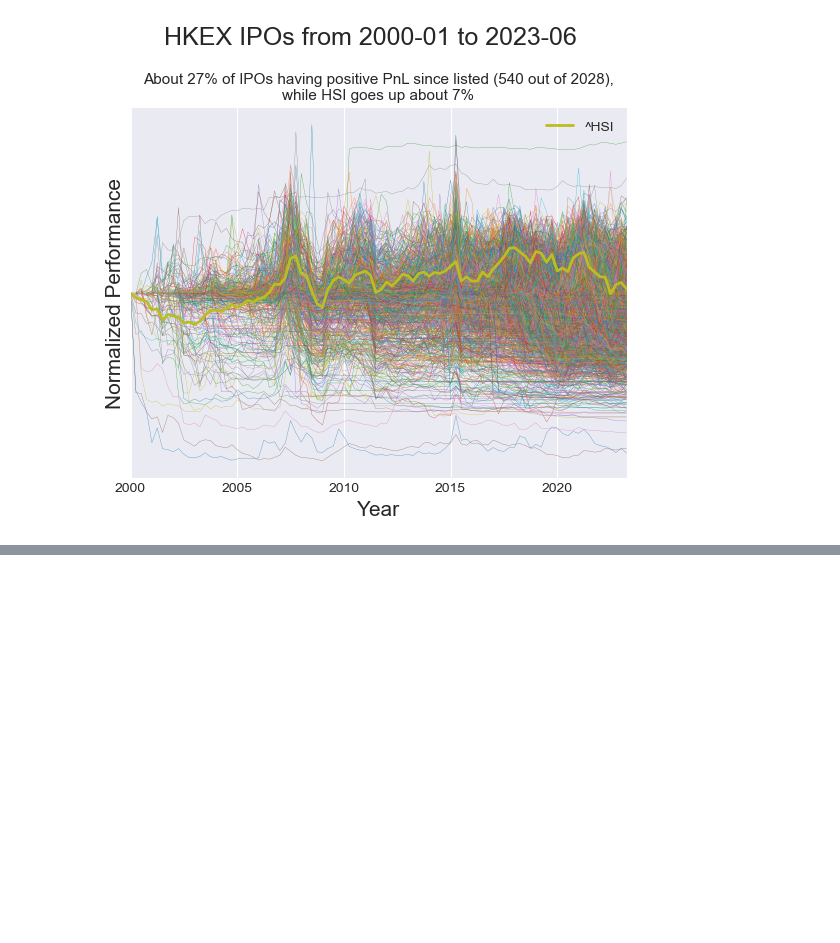
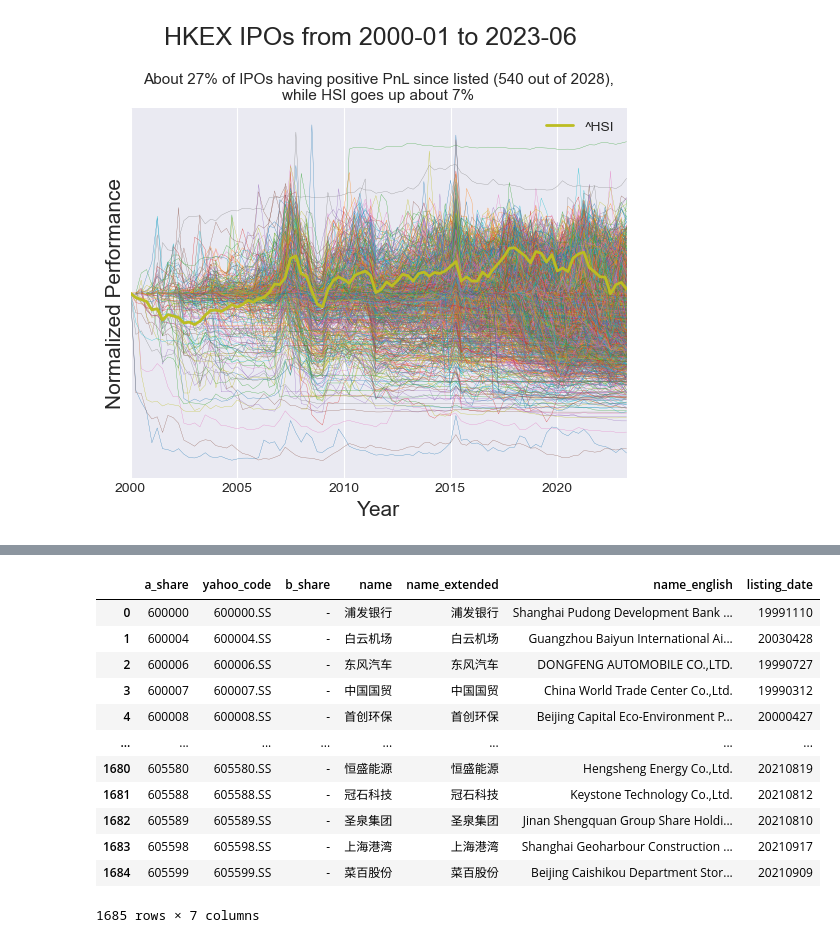
Before and after one commit to ckyma/exchatbook, a Jupyter notebook: getYahooData.ipynb, the cells around one changed output, grey strips where cells are left out. Cells and saved outputs as stored; diff of their text form; code cells hidden in the pictures; blank space fills up the shorter version.

```diff
--- a/getYahooData.ipynb
+++ b/getYahooData.ipynb
@@ -718,0 +820,18 @@ plt.savefig('page1.png', dpi=600)
+# %%
+# Import the SSE list as of 2023-06-18
+sse_list = pd.read_excel("stock_list.xlsx", sheet_name = "sse")
+sse_list
+# %% [output]
+|  | a_share | yahoo_code | b_share | name | name_extended | name_english | listing_date |
+| 0 | 600000 | 600000.SS | - | 浦发银行 | 浦发银行 | Shanghai Pudong Development Bank ... | 19991110 |
+| 1 | 600004 | 600004.SS | - | 白云机场 | 白云机场 | Guangzhou Baiyun International Ai... | 20030428 |
+| 2 | 600006 | 600006.SS | - | 东风汽车 | 东风汽车 | DONGFENG AUTOMOBILE CO.,LTD. | 19990727 |
+| 3 | 600007 | 600007.SS | - | 中国国贸 | 中国国贸 | China World Trade Center Co.,Ltd. | 19990312 |
+| 4 | 600008 | 600008.SS | - | 首创环保 | 首创环保 | Beijing Capital Eco-Environment P... | 20000427 |
+| ... | ... | ... | ... | ... | ... | ... | ... |
+| 1680 | 605580 | 605580.SS | - | 恒盛能源 | 恒盛能源 | Hengsheng Energy Co.,Ltd. | 20210819 |
+| 1681 | 605588 | 605588.SS | - | 冠石科技 | 冠石科技 | Keystone Technology Co.,Ltd. | 20210812 |
+| 1682 | 605589 | 605589.SS | - | 圣泉集团 | 圣泉集团 | Jinan Shengquan Group Share Holdi... | 20210810 |
+| 1683 | 605598 | 605598.SS | - | 上海港湾 | 上海港湾 | Shanghai Geoharbour Construction ... | 20210917 |
+| 1684 | 605599 | 605599.SS | - | 菜百股份 | 菜百股份 | Beijing Caishikou Department Stor... | 20210909 |
+1685 rows × 7 columns
```
Also changed, not shown: parts of 27 cells of this notebook, 7 other files.
